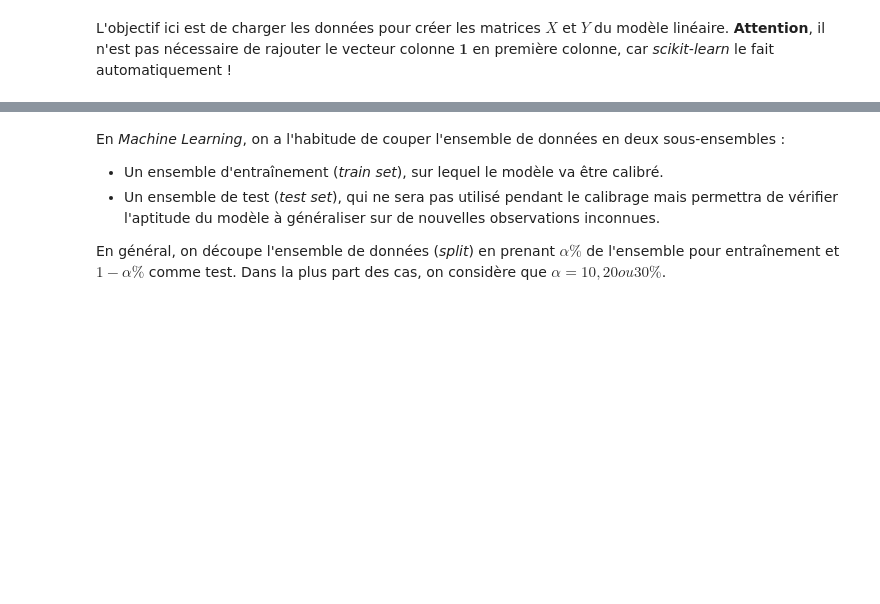
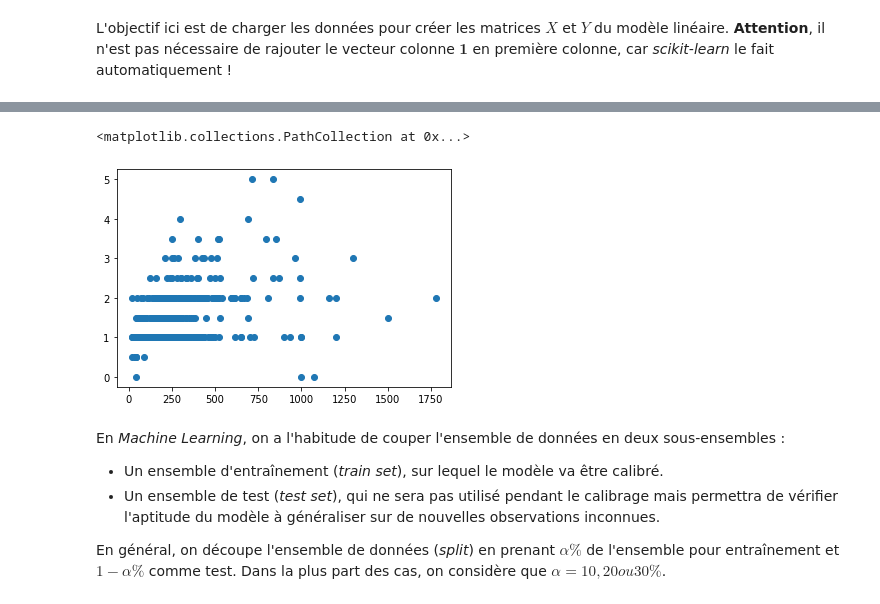
Before and after one commit to Didier-Bouchaoui/PHYTON2020, a Jupyter notebook: Modele_Lineaire_exo.ipynb, the cells around one changed output, grey strips where cells are left out. Cells and saved outputs as stored; diff of their text form; code cells hidden in the pictures; blank space fills up the shorter version.

```diff
--- a/Modele_Lineaire_exo.ipynb
+++ b/Modele_Lineaire_exo.ipynb
@@ -217,3 +215,8 @@ Length: 1565111, dtype: bool>
+# %%
+plt.scatter(listing_merge2['local_price'],listing_merge2['bathrooms'])
+# %% [output]
+<matplotlib.collections.PathCollection at 0x...>
+[figure, added]
 # %% [markdown]
 En *Machine Learning*, on a l'habitude de couper l'ensemble de données en deux sous-ensembles :
 
```
Also changed, not shown: parts of 27 cells of this notebook, 1 other file.
